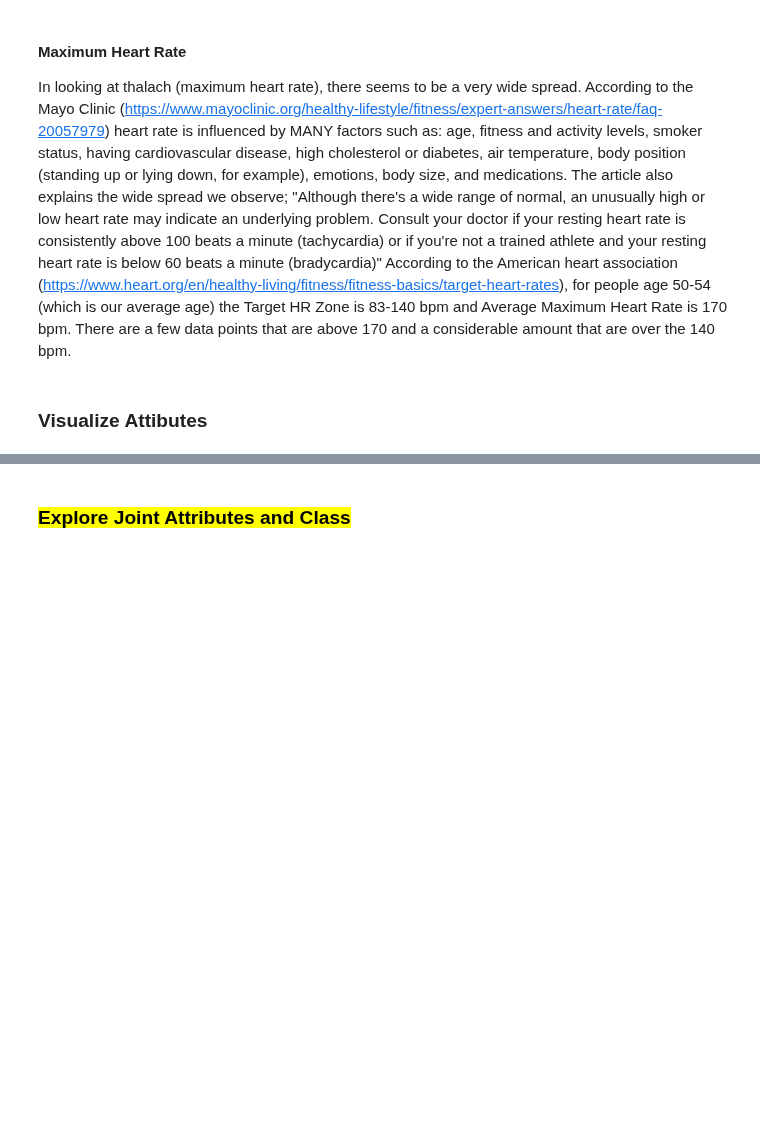
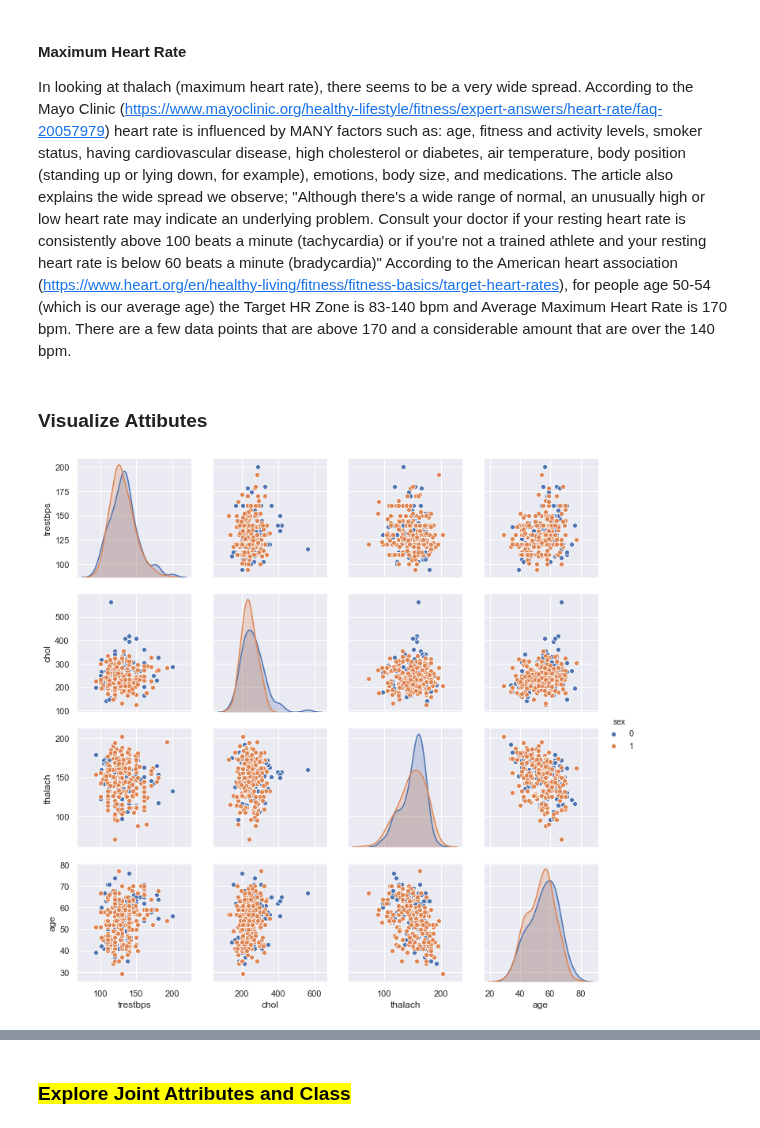
Before and after one commit to realdanielbyrne/Data_Mining_Labs, a Jupyter notebook: Lab1.ipynb, the cells around one changed output, grey strips where cells are left out. Cells and saved outputs as stored; diff of their text form; code cells hidden in the pictures; blank space fills up the shorter version.

Commit message:
updated visualize attributes

```diff
--- a/Lab1.ipynb
+++ b/Lab1.ipynb
@@ -360,3 +358,7 @@ The dataset indicates that female study participants without CAD had the highest
 In looking at thalach (maximum heart rate), there seems to be a very wide spread. According to the Mayo Clinic (https://www.mayoclinic.org/healthy-lifestyle/fitness/expert-answers/heart-rate/faq-20057979) heart rate is influenced by MANY factors such as: age, fitness and activity levels, smoker status, having cardiovascular disease, high cholesterol or diabetes, air temperature, body position (standing up or lying down, for example), emotions, body size, and medications. The article also explains the wide spread we observe; "Although there's a wide range of normal, an unusually high or low heart rate may indicate an underlying problem. Consult your doctor if your resting heart rate is consistently above 100 beats a minute (tachycardia) or if you're not a trained athlete and your resting heart rate is below 60 beats a minute (bradycardia)" According to the American heart association (https://www.heart.org/en/healthy-living/fitness/fitness-basics/target-heart-rates), for people age 50-54 (which is our average age) the Target HR Zone is 83-140 bpm and Average Maximum Heart Rate is 170 bpm. There are a few data points that are above 170 and a considerable amount that are over the 140 bpm.
 # %% [markdown]
 ### Visualize Attibutes
+# %%
+g = sns.pairplot(df, vars=["trestbps", "chol","thalach","age"], hue="sex")
+# %% [output]
+[figure, added]
```
Also changed, not shown: parts of 17 cells of this notebook.
